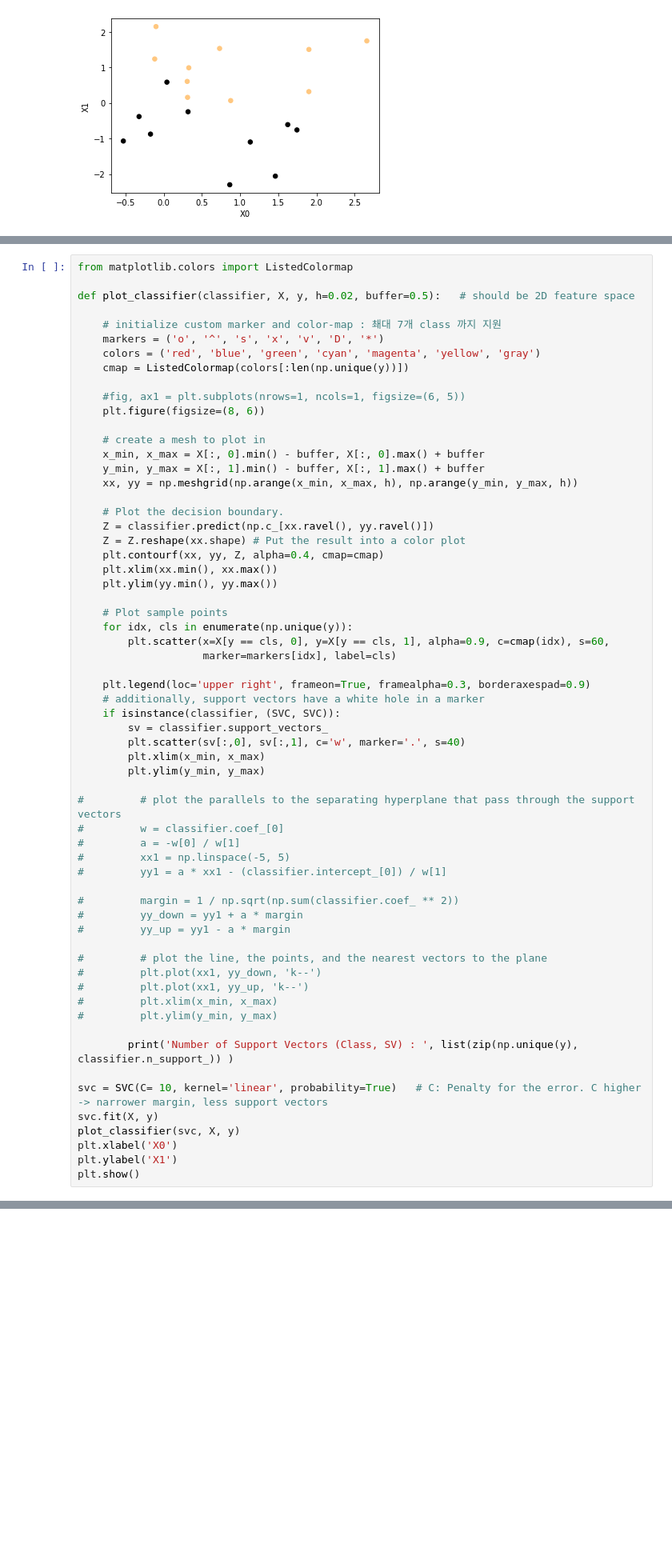
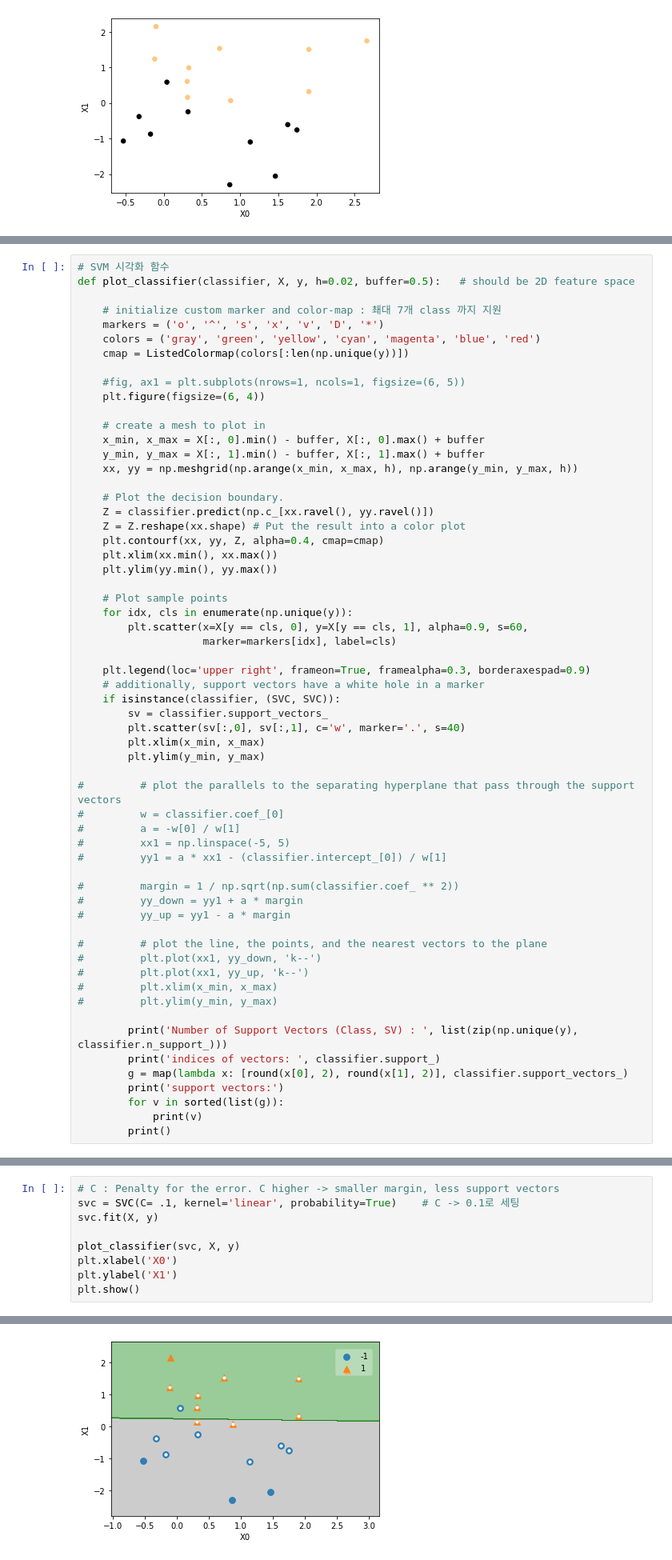
Before and after one commit to iss760/machine-learning, a Jupyter notebook: model/support_vector_machine.ipynb, the cells around one changed output, grey strips where cells are left out. Shown at 80% size. Drawn from its saved outputs; the diff is of its cells as text; blank space fills up the shorter version.

```diff
--- a/model/support_vector_machine.ipynb
+++ b/model/support_vector_machine.ipynb
@@ -103,15 +107,14 @@ plt.show()
 # %%
-from matplotlib.colors import ListedColormap
-
+# SVM 시각화 함수
 def plot_classifier(classifier, X, y, h=0.02, buffer=0.5):   # should be 2D feature space
 
     # initialize custom marker and color-map : 쵀대 7개 class 까지 지원
     markers = ('o', '^', 's', 'x', 'v', 'D', '*')
-    colors = ('red', 'blue', 'green', 'cyan', 'magenta', 'yellow', 'gray')
+    colors = ('gray', 'green', 'yellow', 'cyan', 'magenta', 'blue', 'red')
     cmap = ListedColormap(colors[:len(np.unique(y))])
 
     #fig, ax1 = plt.subplots(nrows=1, ncols=1, figsize=(6, 5))
-    plt.figure(figsize=(8, 6))
+    plt.figure(figsize=(6, 4))
 
     # create a mesh to plot in
     x_min, x_max = X[:, 0].min() - buffer, X[:, 0].max() + buffer
@@ -127,7 +130,7 @@ def plot_classifier(classifier, X, y, h=0.02, buffer=0.5):   # should be 2D feat
 
     # Plot sample points
     for idx, cls in enumerate(np.unique(y)):
-        plt.scatter(x=X[y == cls, 0], y=X[y == cls, 1], alpha=0.9, c=cmap(idx), s=60,
+        plt.scatter(x=X[y == cls, 0], y=X[y == cls, 1], alpha=0.9, s=60,
                     marker=markers[idx], label=cls)
 
     plt.legend(loc='upper right', frameon=True, framealpha=0.3, borderaxespad=0.9)
@@ -154,11 +157,10 @@ def plot_classifier(classifier, X, y, h=0.02, buffer=0.5):   # should be 2D feat
 #         plt.xlim(x_min, x_max)
 #         plt.ylim(y_min, y_max)
 
-        print('Number of Support Vectors (Class, SV) : ', list(zip(np.unique(y), classifier.n_support_)) )
-
-svc = SVC(C= 10, kernel='linear', probability=True)   # C: Penalty for the error. C higher -> narrower margin, less support vectors
-svc.fit(X, y)
-plot_classifier(svc, X, y)
-plt.xlabel('X0')
-plt.ylabel('X1')
-plt.show()
+        print('Number of Support Vectors (Class, SV) : ', list(zip(np.unique(y), classifier.n_support_)))
+        print('indices of vectors: ', classifier.support_)
+        g = map(lambda x: [round(x[0], 2), round(x[1], 2)], classifier.support_vectors_)
+        print('support vectors:')
+        for v in sorted(list(g)):
+            print(v)
+        print()
@@ -169,0 +187,10 @@ Number of Support Vectors (Class, SV) :  [(-1, 3), (1, 3)]
+# %%
+# C : Penalty for the error. C higher -> smaller margin, less support vectors
+svc = SVC(C= .1, kernel='linear', probability=True)    # C -> 0.1로 세팅
+svc.fit(X, y)
+
+plot_classifier(svc, X, y)
+plt.xlabel('X0')
+plt.ylabel('X1')
+plt.show()
+# %% [output]
@@ -169,0 +215 @@ Number of Support Vectors (Class, SV) :  [(-1, 3), (1, 3)]
+[figure, added]
```
Also changed, not shown: parts of 7 cells of this notebook.
